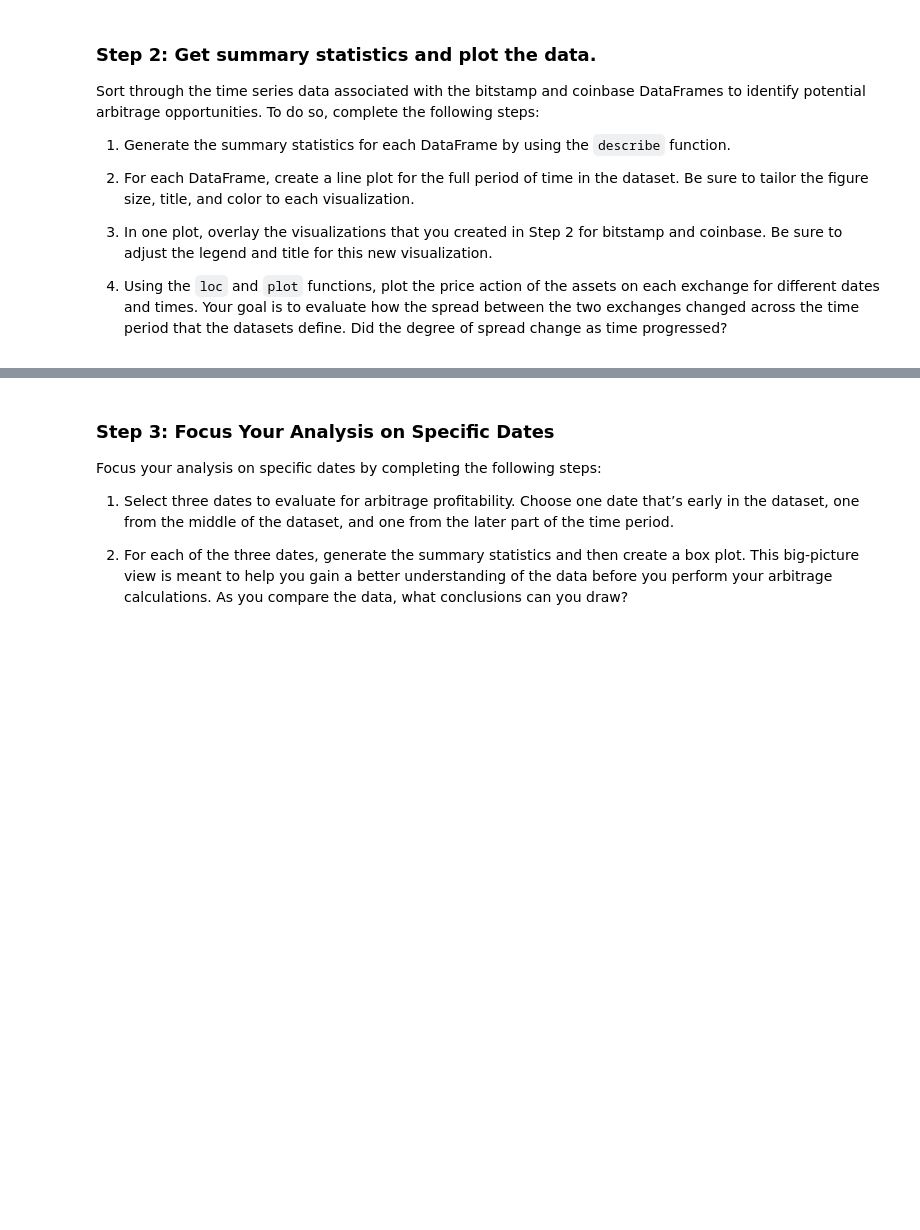
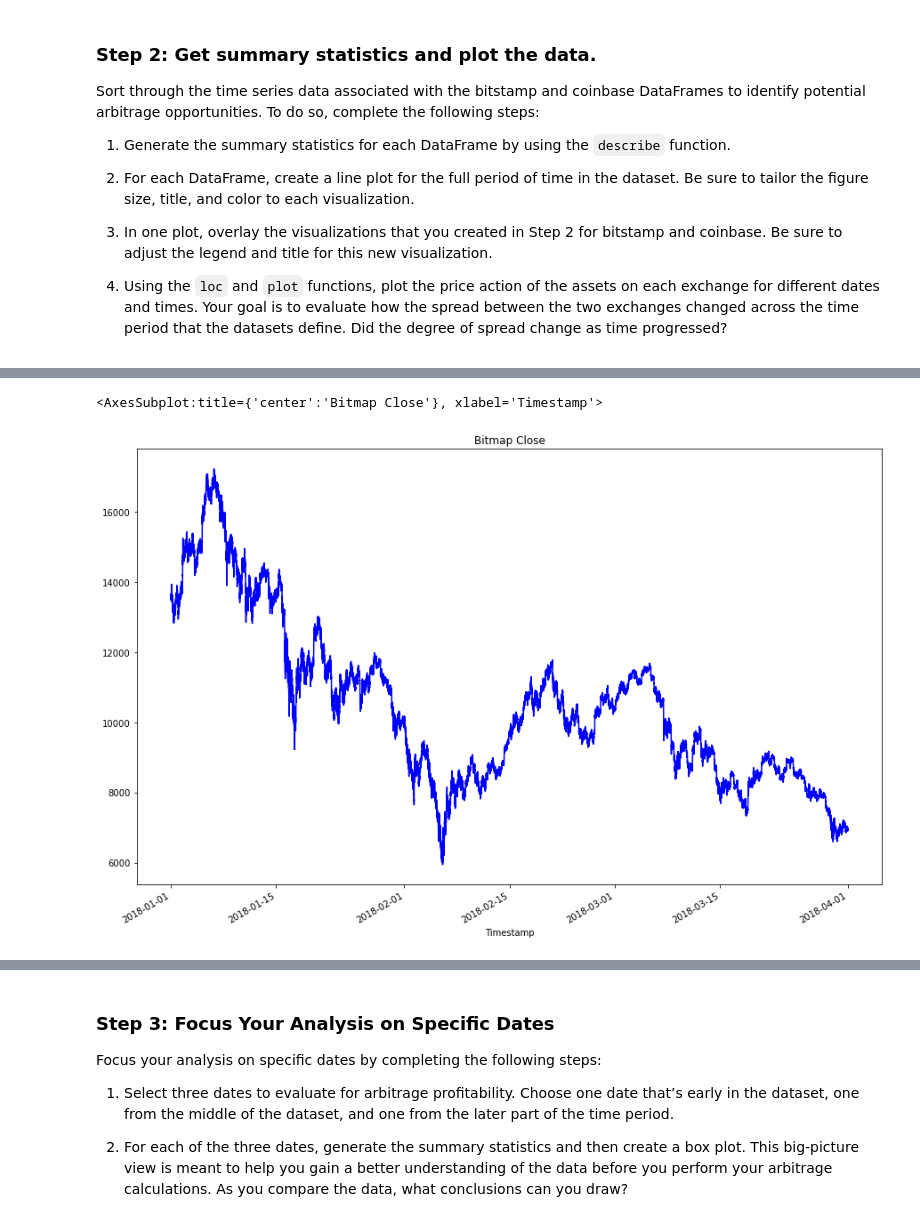
Before and after one commit to j-w-code/Module_3_Repo, a Jupyter notebook: crypto_arbitrage.ipynb, the cells around one changed output, grey strips where cells are left out. Cells and saved outputs as stored; diff of their text form; code cells hidden in the pictures; blank space fills up the shorter version.

```diff
--- a/crypto_arbitrage.ipynb
+++ b/crypto_arbitrage.ipynb
@@ -84,4 +192,6 @@ To prepare and clean your data for analysis, complete the following steps:
 ### Step 2: Use the `str.replace` function to remove the dollar signs ($) from the values in the Close column.
 # %%
 # Use the str.replace function to remove the dollar sign, $
-# YOUR CODE HERE
+bitstamp.loc[:, "Close"] = bitstamp.loc[:, "Close"].str.replace("$", "")
+
+bitstamp.dtypes
@@ -89,4 +208,6 @@ To prepare and clean your data for analysis, complete the following steps:
 ### Step 3: Convert the data type of the Close column to a `float`.
 # %%
 # Convert the Close data type to a float
-# YOUR CODE HERE
+bitstamp.loc[:, "Close"] = bitstamp.astype("float")
+
+bitstamp.dtypes
@@ -94,4 +224,6 @@ To prepare and clean your data for analysis, complete the following steps:
 ### Step 4: Review the data for duplicated values, and drop them if necessary.
 # %%
 # Review the data for duplicate values, and drop them if necessary
-# YOUR CODE HERE
+bitstamp = bitstamp.drop_duplicates()
+
+bitstamp
@@ -122,7 +303,6 @@ Select the data you want to analyze. Use `loc` or `iloc` to select the following
 * Close
 # %%
 # Use loc or iloc to select `Timestamp (the index)` and `Close` from bitstamp DataFrame
-bitstamp_sliced = # YOUR CODE HERE
-
+bitstamp_sliced = bitstamp.loc[:, "Close"]
 # Review the first five rows of the DataFrame
-# YOUR CODE HERE
+bitstamp_sliced.head()
@@ -153,7 +369,10 @@ Sort through the time series data associated with the bitstamp and coinbase Data
 # %%
 # Create a line plot for the bitstamp DataFrame for the full length of time in the dataset
 # Be sure that the figure size, title, and color are tailored to each visualization
-# YOUR CODE HERE
+bitstamp_sliced.plot(kind="line", figsize=(15,10), title="Bitmap Close", color="blue")
+# %% [output]
+<AxesSubplot:title={'center':'Bitmap Close'}, xlabel='Timestamp'>
+[figure, added]
 # %%
 # Create a line plot for the coinbase DataFrame for the full length of time in the dataset
 # Be sure that the figure size, title, and color are tailored to each visualization
```
Also changed, not shown: parts of 28 cells of this notebook, 2 other files.
